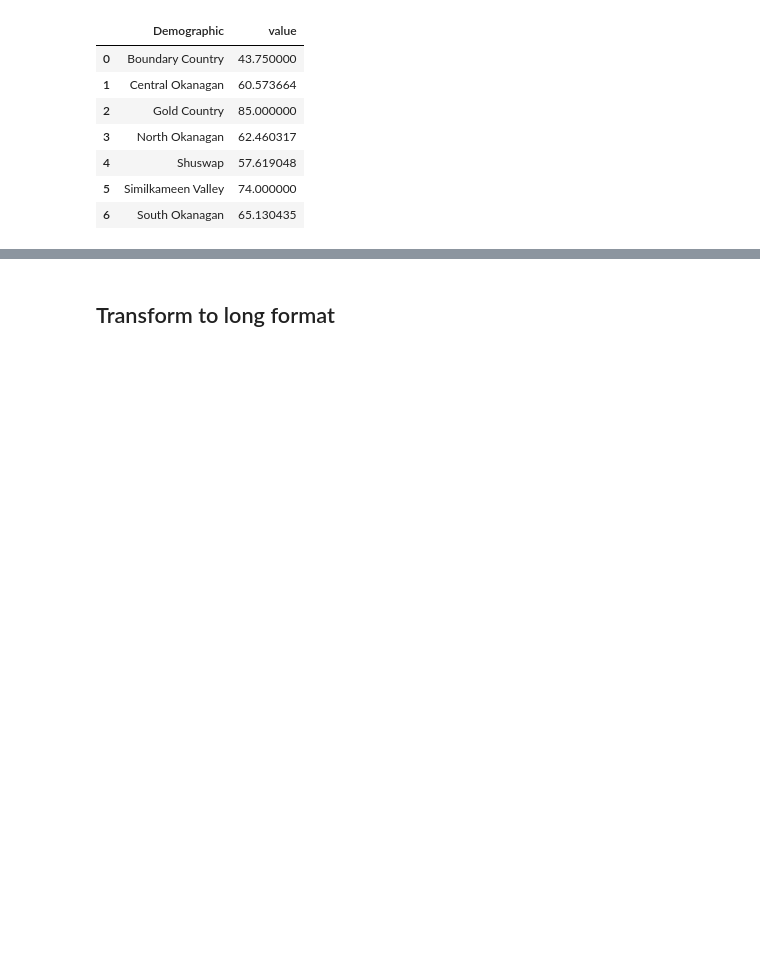
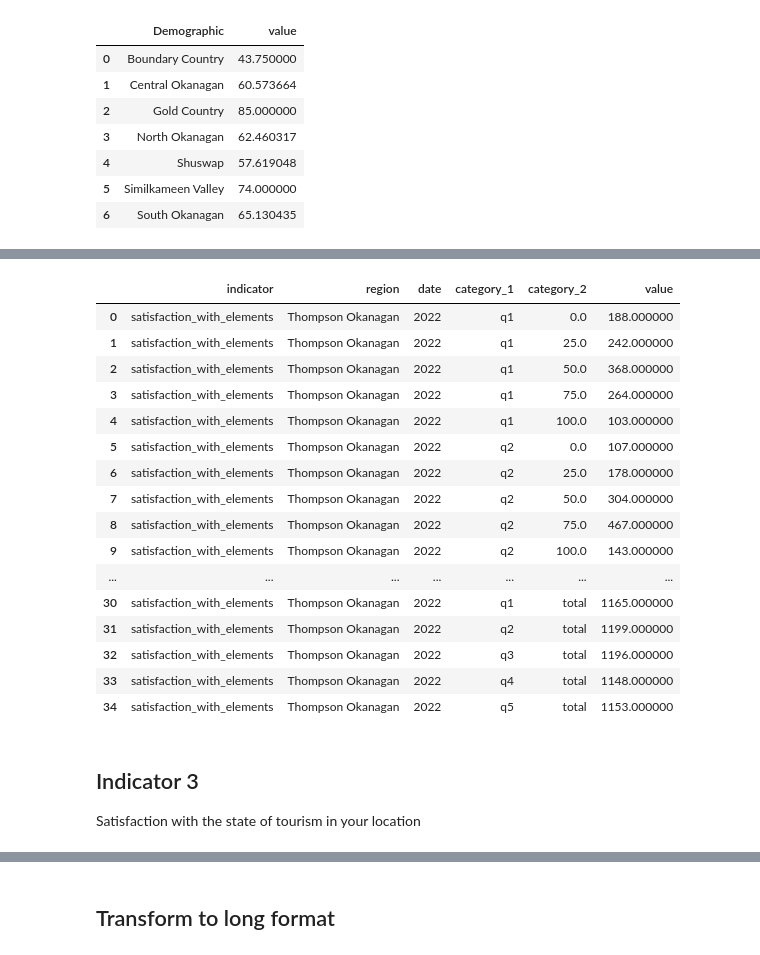
Before and after one commit to Vizzuality/tota, a Jupyter notebook: data/notebooks/local_satisfaction_data_processing.ipynb, the cells around one changed output, grey strips where cells are left out. Cells and saved outputs as stored; diff of their text form; code cells hidden in the pictures; blank space fills up the shorter version.

```diff
--- a/data/notebooks/local_satisfaction_data_processing.ipynb
+++ b/data/notebooks/local_satisfaction_data_processing.ipynb
@@ -144,0 +165,4 @@ indicator_1
+# %%
+satisfaction_q_long = satisfaction_q.melt(id_vars=['id'], value_vars=['q1', 'q2', 'q3', 'q4', 'q5'], var_name='question', value_name='value')
+satisfaction_q_long.dropna(inplace=True)
+satisfaction_q_long.head(10)
@@ -144,0 +190,8 @@ indicator_1
+# %%
+satisfaction_q_values = pd.DataFrame(satisfaction_q_long.groupby(['question', 'value'])['value'].count())
+satisfaction_q_values.rename(columns={'value':'result'}, inplace=True)
+
+satisfaction_q_values.reset_index(inplace=True)
+satisfaction_q_values.rename(columns={'value':'category'}, inplace=True)
+
+satisfaction_q_values
@@ -144,0 +221,13 @@ indicator_1
+# %%
+satisfaction_q_avg = pd.DataFrame(satisfaction_q_long.groupby(['question'])['value'].mean())
+satisfaction_q_avg.rename(columns={'value':'result'}, inplace=True)
+satisfaction_q_avg['category'] = 'avg'
+satisfaction_q_avg.reset_index(inplace=True)
+
+satisfaction_q_total = pd.DataFrame(satisfaction_q_long.groupby(['question'])['value'].count())
+satisfaction_q_total.rename(columns={'value':'result'}, inplace=True)
+satisfaction_q_total['category'] = 'total'
+satisfaction_q_total.reset_index(inplace=True)
+
+satisfaction_q_stats = pd.concat([satisfaction_q_avg, satisfaction_q_total]).reset_index(drop=True)
+satisfaction_q_stats
@@ -144,0 +246,3 @@ indicator_1
+# %%
+satisfaction_q_combined = pd.concat([satisfaction_q_values, satisfaction_q_stats]).reset_index(drop=True)
+satisfaction_q_combined
@@ -144,0 +267,28 @@ indicator_1
+# %%
+indicator_2 = satisfaction_q_combined.rename(columns={'question':'category_1', 'category':'category_2', 'result':'value'})
+indicator_2['indicator'] = 'satisfaction_with_elements'
+indicator_2['region'] = 'Thompson Okanagan'
+indicator_2['date'] = 2022
+indicator_2 = indicator_2[['indicator','region','date','category_1','category_2','value']]
+indicator_2
+# %% [output]
+|  | indicator | region | date | category_1 | category_2 | value |
+| 0 | satisfaction_with_elements | Thompson Okanagan | 2022 | q1 | 0.0 | 188.000000 |
+| 1 | satisfaction_with_elements | Thompson Okanagan | 2022 | q1 | 25.0 | 242.000000 |
+| 2 | satisfaction_with_elements | Thompson Okanagan | 2022 | q1 | 50.0 | 368.000000 |
+| 3 | satisfaction_with_elements | Thompson Okanagan | 2022 | q1 | 75.0 | 264.000000 |
+| 4 | satisfaction_with_elements | Thompson Okanagan | 2022 | q1 | 100.0 | 103.000000 |
+| 5 | satisfaction_with_elements | Thompson Okanagan | 2022 | q2 | 0.0 | 107.000000 |
+| 6 | satisfaction_with_elements | Thompson Okanagan | 2022 | q2 | 25.0 | 178.000000 |
+| 7 | satisfaction_with_elements | Thompson Okanagan | 2022 | q2 | 50.0 | 304.000000 |
+| 8 | satisfaction_with_elements | Thompson Okanagan | 2022 | q2 | 75.0 | 467.000000 |
+| 9 | satisfaction_with_elements | Thompson Okanagan | 2022 | q2 | 100.0 | 143.000000 |
+| ... | ... | ... | ... | ... | ... | ... |
+| 30 | satisfaction_with_elements | Thompson Okanagan | 2022 | q1 | total | 1165.000000 |
+| 31 | satisfaction_with_elements | Thompson Okanagan | 2022 | q2 | total | 1199.000000 |
+| 32 | satisfaction_with_elements | Thompson Okanagan | 2022 | q3 | total | 1196.000000 |
+| 33 | satisfaction_with_elements | Thompson Okanagan | 2022 | q4 | total | 1148.000000 |
+| 34 | satisfaction_with_elements | Thompson Okanagan | 2022 | q5 | total | 1153.000000 |
+# %% [markdown]
+## Indicator 3
+Satisfaction with the state of tourism in your location
```
Also changed, not shown: parts of 32 cells of this notebook.
